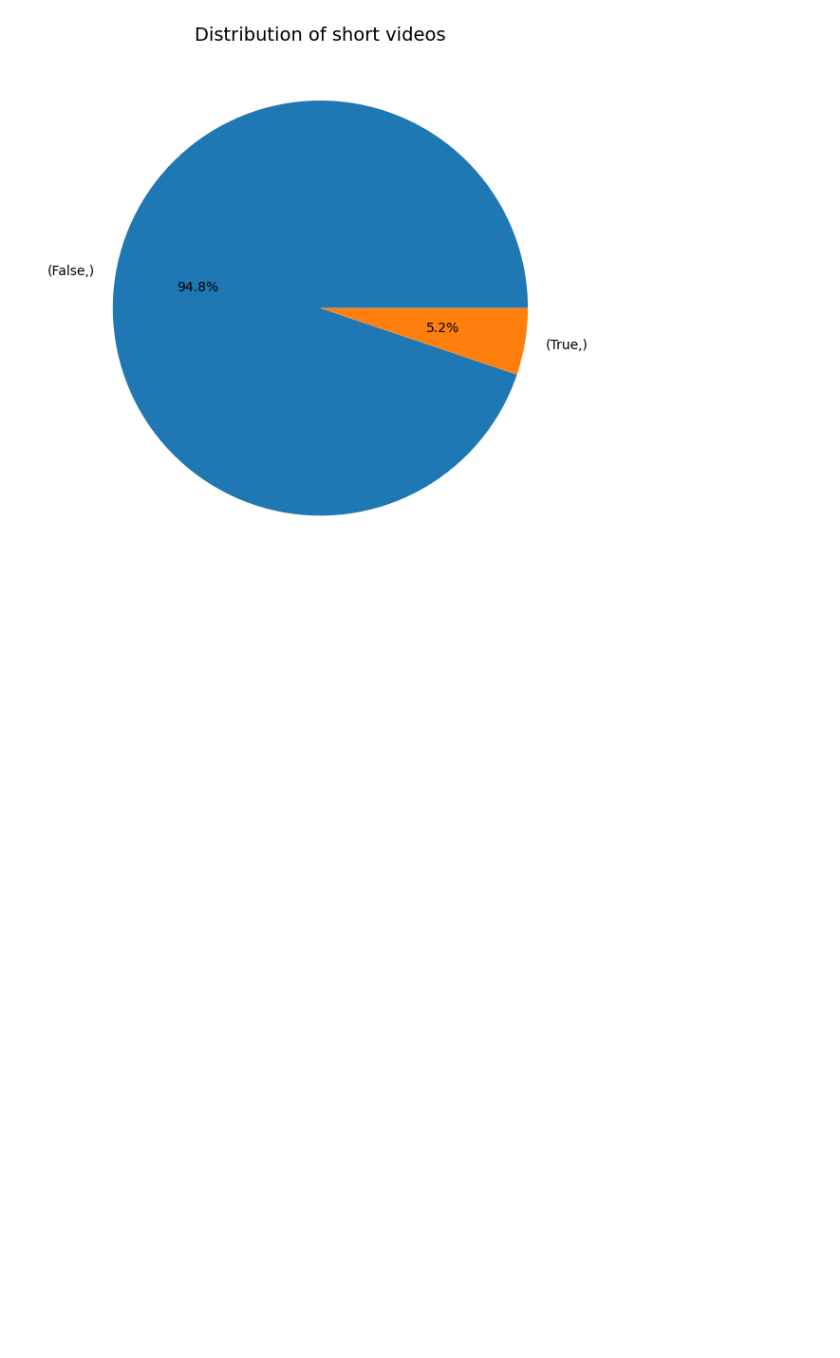
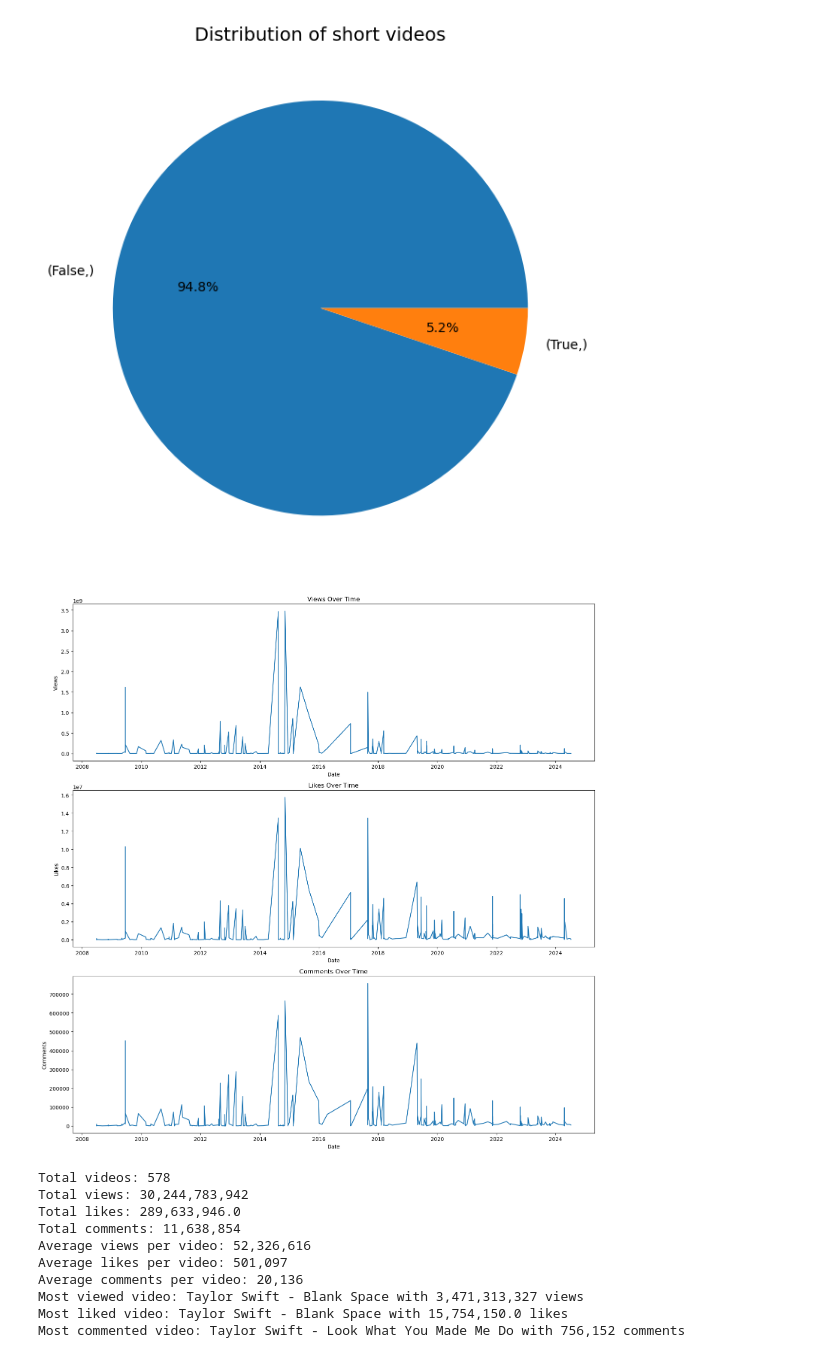
Before and after one commit to TrunkiEnqark/Taylor-Swift-Channel-EDA, a Jupyter notebook: eda.ipynb, the cells around one changed output. Drawn from its saved outputs; the diff is of its cells as text; code cells hidden in the pictures; blank space fills up the shorter version.

Commit message:
update some charts

```diff
--- a/eda.ipynb
+++ b/eda.ipynb
@@ -153,3 +153,56 @@ plt.tight_layout()
 plt.show()
 # %% [output]
 [figure]
+# %%
+df = df.sort_values('published_date') # sort values by date
+# %%
+plt.figure(figsize=(15, 15))
+
+# Plot views over time
+plt.subplot(3, 1, 1)
+plt.plot(df['published_date'], df['views'])
+plt.title('Views Over Time')
+plt.xlabel('Date')
+plt.ylabel('Views')
+
+# Plot likes over time
+plt.subplot(3, 1, 2)
+plt.plot(df['published_date'], df['likes'])
+plt.title('Likes Over Time')
+plt.xlabel('Date')
+plt.ylabel('Likes')
+
+# Plot comments over time
+plt.subplot(3, 1, 3)
+plt.plot(df['published_date'], df['comments'])
+plt.title('Comments Over Time')
+plt.xlabel('Date')
+plt.ylabel('Comments')
+
+# Adjust layout and display
+plt.tight_layout()
+plt.show()
+
+# Calculate and print some statistics
+print(f"Total videos: {len(df)}")
+print(f"Total views: {df['views'].sum():,}")
+print(f"Total likes: {df['likes'].sum():,}")
+print(f"Total comments: {df['comments'].sum():,}")
+print(f"Average views per video: {df['views'].mean():,.0f}")
+print(f"Average likes per video: {df['likes'].mean():,.0f}")
+print(f"Average comments per video: {df['comments'].mean():,.0f}")
+print(f"Most viewed video: {df.loc[df['views'].idxmax(), 'title']} with {df['views'].max():,} views")
+print(f"Most liked video: {df.loc[df['likes'].idxmax(), 'title']} with {df['likes'].max():,} likes")
+print(f"Most commented video: {df.loc[df['comments'].idxmax(), 'title']} with {df['comments'].max():,} comments")
+# %% [output]
+[figure, added]
+Total videos: 578
+Total views: 30,244,783,942
+Total likes: 289,633,946.0
+Total comments: 11,638,854
+Average views per video: 52,326,616
+Average likes per video: 501,097
+Average comments per video: 20,136
+Most viewed video: Taylor Swift - Blank Space with 3,471,313,327 views
+Most liked video: Taylor Swift - Blank Space with 15,754,150.0 likes
+Most commented video: Taylor Swift - Look What You Made Me Do with 756,152 comments
```
Also changed, not shown: parts of 10 cells of this notebook.
